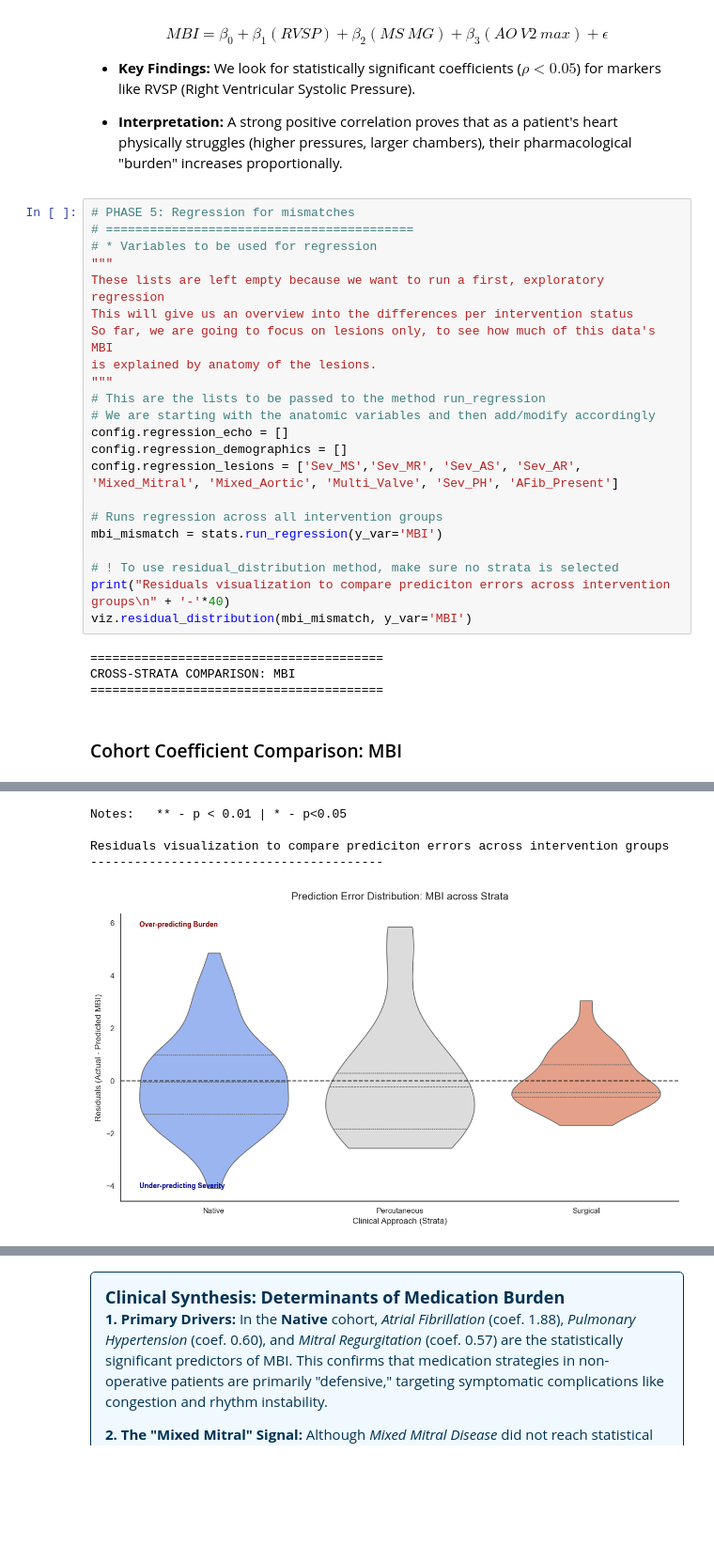
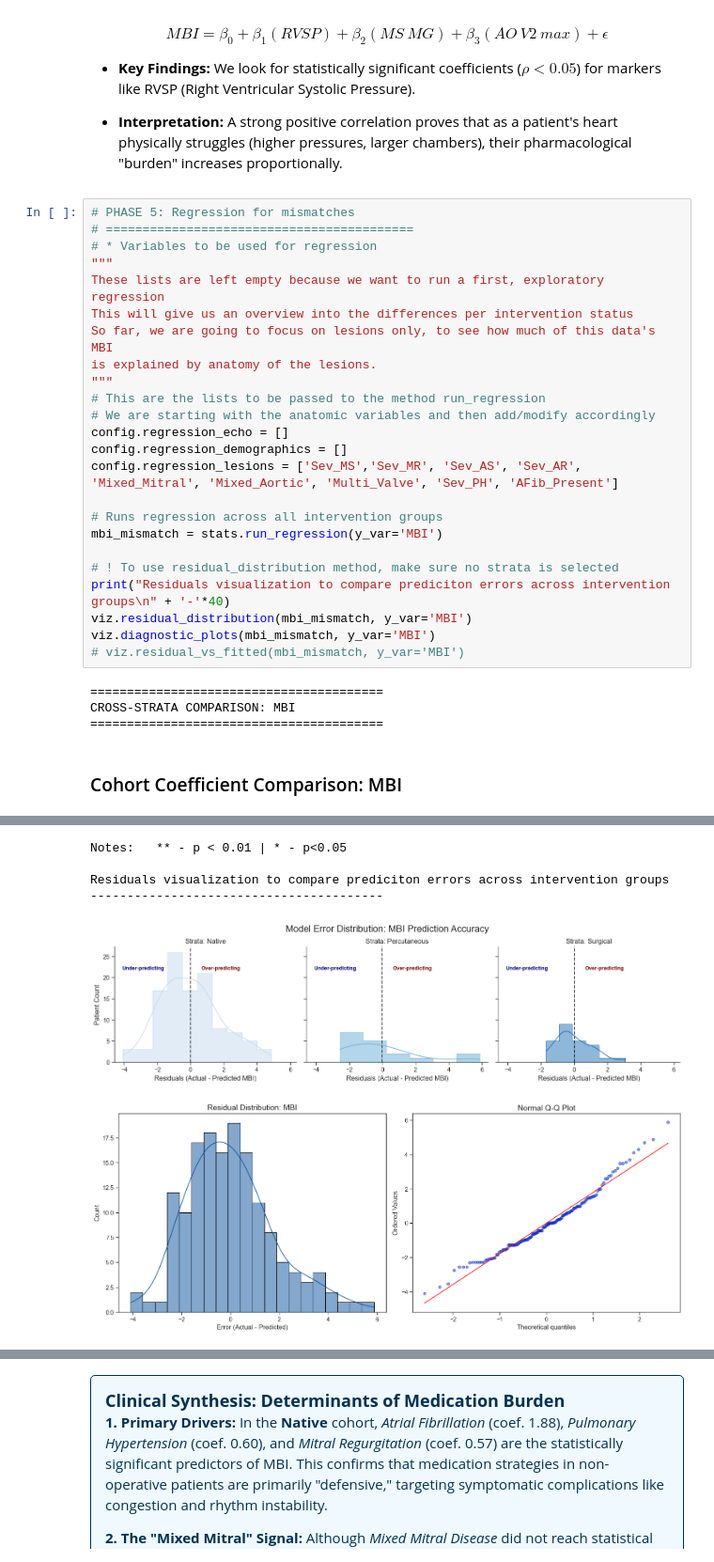
Before and after one commit to enrodri/phl_2025, a Jupyter notebook: phl_2025.ipynb, the cells around one changed output, grey strips where cells are left out. Shown at 94% size. Drawn from its saved outputs; the diff is of its cells as text; blank space fills up the shorter version.

Commit message:
Add tables and charts related to discordance

```diff
--- a/phl_2025.ipynb
+++ b/phl_2025.ipynb
@@ -1690,34 +1837,37 @@ is explained by anatomy of the lesions.
 config.regression_echo = []
 config.regression_demographics = []
 config.regression_lesions = ['Sev_MS','Sev_MR', 'Sev_AS', 'Sev_AR', 'Mixed_Mitral', 'Mixed_Aortic', 'Multi_Valve', 'Sev_PH', 'AFib_Present']
 
 # Runs regression across all intervention groups
 mbi_mismatch = stats.run_regression(y_var='MBI')
 
 # ! To use residual_distribution method, make sure no strata is selected
 print("Residuals visualization to compare prediciton errors across intervention groups\n" + '-'*40)
 viz.residual_distribution(mbi_mismatch, y_var='MBI')
+viz.diagnostic_plots(mbi_mismatch, y_var='MBI')
+# viz.residual_vs_fitted(mbi_mismatch, y_var='MBI')
 # %% [output]
 ========================================
 CROSS-STRATA COMPARISON: MBI
 ========================================
 Cohort Coefficient Comparison: MBI
 |  | Native Coef | Percutaneous Coef | Surgical Coef |
 | const | 2.270 ** | 1.833 | 0.436 |
 | Sev_MS | 0.188 | 0.741 | 0.730 * |
 | Sev_MR | 0.569 * | -0.167 | 0.521 |
 | Sev_AS | 0.082 | 0.000 | 0.501 * |
 | Sev_AR | 0.121 | 0.000 | 0.563 |
 | Mixed_Mitral | 1.353 | -0.056 | 0.000 |
 | Mixed_Aortic | -2.295 | 0.000 | 0.000 |
 | Multi_Valve | -0.364 | 0.000 | -1.003 |
 | Sev_PH | 0.604 ** | 0.000 | 0.000 |
 | AFib_Present | 1.881 * | 0.000 | -0.125 |
 Notes:   ** - p < 0.01 | * - p<0.05
 
 Residuals visualization to compare prediciton errors across intervention groups
 ----------------------------------------
-[figure, old version]
+[figure, new version]
+[figure, added]
 # %%
 # Runs regressions using MBI as a dependent variable, only on the Native cohort
 # We comment out the demographics variables but state them here son we don't forget its existance
```
Also changed, not shown: parts of 31 cells of this notebook, 38 other files.
